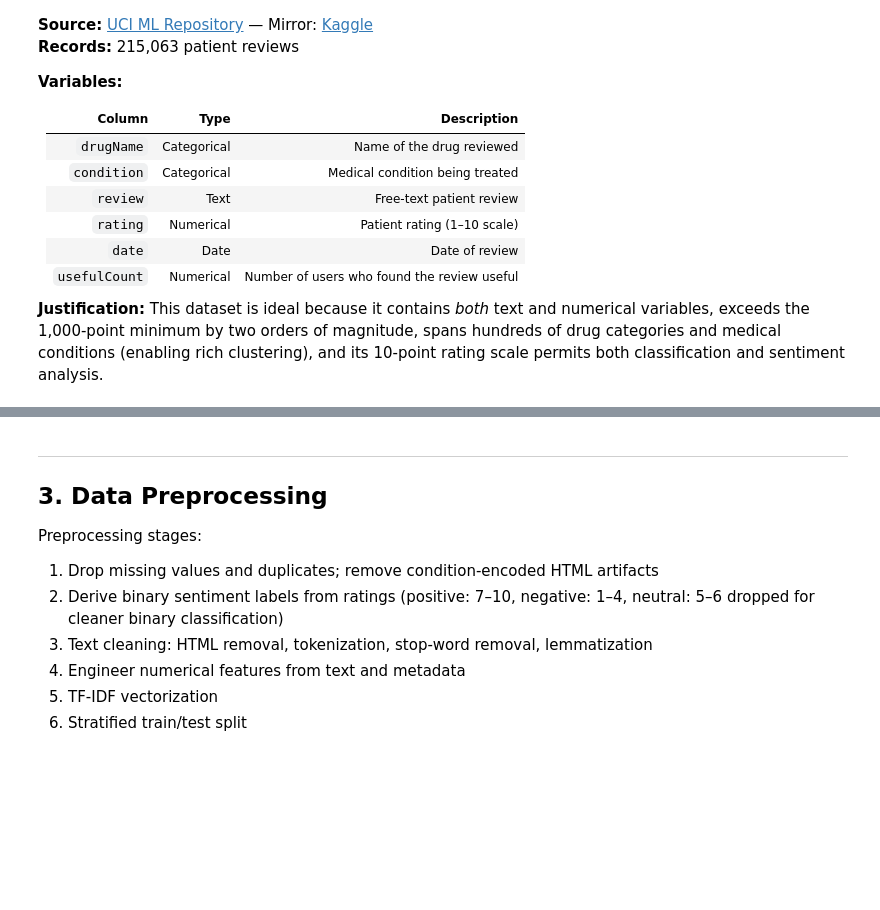
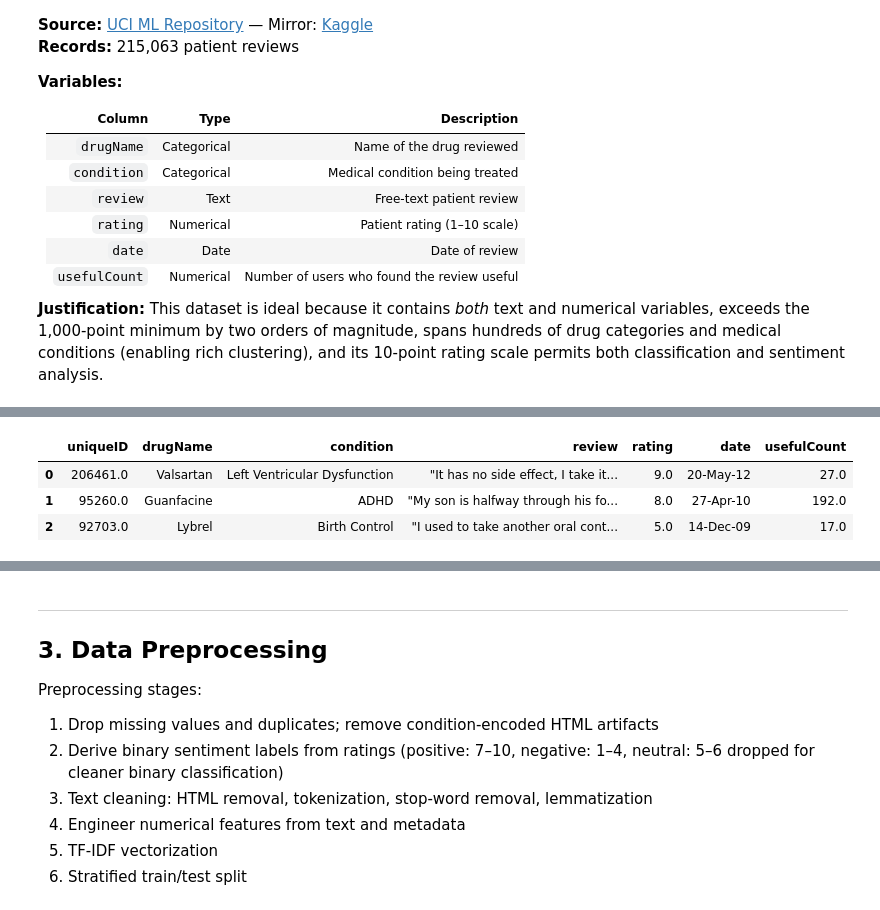
Before and after one commit to alfredqbit/NU-DDS-8536, a Jupyter notebook: sepulvedaADDS_8536_8.ipynb, the cells around one changed output, grey strips where cells are left out. Cells and saved outputs as stored; diff of their text form; code cells hidden in the pictures; blank space fills up the shorter version.

```diff
--- a/sepulvedaADDS_8536_8.ipynb
+++ b/sepulvedaADDS_8536_8.ipynb
@@ -166,34 +170,83 @@ def load_drug_data(train_path, test_path):
     try:
         import kagglehub
         path = kagglehub.dataset_download('jessicali9530/kuc-hackathon-winter-2018')
-        df_train = pd.read_csv(os.path.join(path, 'drugsComTrain_raw.tsv'), sep='\t', quoting=2)
-        df_test  = pd.read_csv(os.path.join(path, 'drugsComTest_raw.tsv'), sep='\t', quoting=2)
+        print(f"KaggleHub download path: {path}")
+
+        found_train_file = None
+        found_test_file = None
+
+        # Helper to identify files
+        def is_train_file(filename):
+            return filename.startswith('drugsComTrain_raw')
+        def is_test_file(filename):
+            return filename.startswith('drugsComTest_raw')
+
+        # Search for files recursively
+        for root, dirs, files in os.walk(path):
+            for file in files:
+                if is_train_file(file):
+                    found_train_file = os.path.join(root, file)
+                if is_test_file(file):
+                    found_test_file = os.path.join(root, file)
+
+            if found_train_file and found_test_file:
+                break
+
+        # If not found, try zip extraction
+        if not (found_train_file and found_test_file):
+            zip_path = None
+            if os.path.isfile(path) and path.endswith('.zip'):
+                zip_path = path
+            else:
+                for f_name in os.listdir(path):
+                    if f_name.endswith('.zip'):
+                        zip_path = os.path.join(path, f_name)
+                        break
+
+            if zip_path and os.path.exists(zip_path):
+                print(f"Found zip file at {zip_path}. Attempting to extract.")
+                with zipfile.ZipFile(zip_path, 'r') as z:
+                    z.extractall(path)
+
+                # Re-search after extraction
+                for root, dirs, files in os.walk(path):
+                    for file in files:
+                        if is_train_file(file):
+                            found_train_file = os.path.join(root, file)
+                        if is_test_file(file):
+                            found_test_file = os.path.join(root, file)
+                    if found_train_file and found_test_file:
+                        break
+
+        if not (found_train_file and found_test_file):
+            # Debug: List all files found
+            print(f"Files found in {path}:")
+            for root, dirs, files in os.walk(path):
+                for file in files:
+                    print(os.path.join(root, file))
+            raise FileNotFoundError("Could not find train/test files after KaggleHub download.")
+
+        print(f"Loading train file: {found_train_file}")
+        print(f"Loading test file: {found_test_file}")
+
+        # Determine separator based on extension
+        sep_train = '\t' if found_train_file.endswith('.tsv') else ','
+        sep_test = '\t' if found_test_file.endswith('.tsv') else ','
+
+        df_train = pd.read_csv(found_train_file, sep=sep_train, quoting=2)
+        df_test  = pd.read_csv(found_test_file, sep=sep_test, quoting=2)
         return pd.concat([df_train, df_test], ignore_index=True)
     except Exception as e:
         print(f'kagglehub failed: {e}')
 
-    # Try UCI direct download
-    try:
-        from urllib.request import urlretrieve
-        import zipfile
-        url = 'https://archive.ics.uci.edu/static/public/462/drug+review+dataset+drugs+com.zip'
-        print('Downloading from UCI...')
-        urlretrieve(url, 'drug_review.zip')
-        with zipfile.ZipFile('drug_review.zip', 'r') as z:
-            z.extractall('.')
-        df_train = pd.read_csv('drugsComTrain_raw.tsv', sep='\t', quoting=2)
-        df_test  = pd.read_csv('drugsComTest_raw.tsv', sep='\t', quoting=2)
-        return pd.concat([df_train, df_test], ignore_index=True)
-    except Exception as e:
-        print(f'UCI download failed: {e}')
-
     raise FileNotFoundError(
         'Could not load dataset. Please download from:\n'
         'https://www.kaggle.com/datasets/jessicali9530/kuc-hackathon-winter-2018\n'
-        'and place drugsComTrain_raw.tsv and drugsComTest_raw.tsv in the working directory.'
+        'and place drugsComTrain_raw.tsv and drugsComTest_raw.tsv (or csv) in the working directory.'
     )
 
 df_raw = load_drug_data(TRAIN_PATH, TEST_PATH)
 print(f'Dataset loaded: {df_raw.shape[0]:,} rows, {df_raw.shape[1]} columns')
 print(f'Columns: {list(df_raw.columns)}')
 df_raw.head(3)
+# %% [output]
@@ -200,3 +259,7 @@ df_raw.head(3)
+|  | uniqueID | drugName | condition | review | rating | date | usefulCount |
+| 0 | 206461.0 | Valsartan | Left Ventricular Dysfunction | "It has no side effect, I take it... | 9.0 | 20-May-12 | 27.0 |
+| 1 | 95260.0 | Guanfacine | ADHD | "My son is halfway through his fo... | 8.0 | 27-Apr-10 | 192.0 |
+| 2 | 92703.0 | Lybrel | Birth Control | "I used to take another oral cont... | 5.0 | 14-Dec-09 | 17.0 |
 # %%
 # ============================================================
 # 2b. Initial Exploration
```
Also changed, not shown: parts of 29 cells of this notebook.
